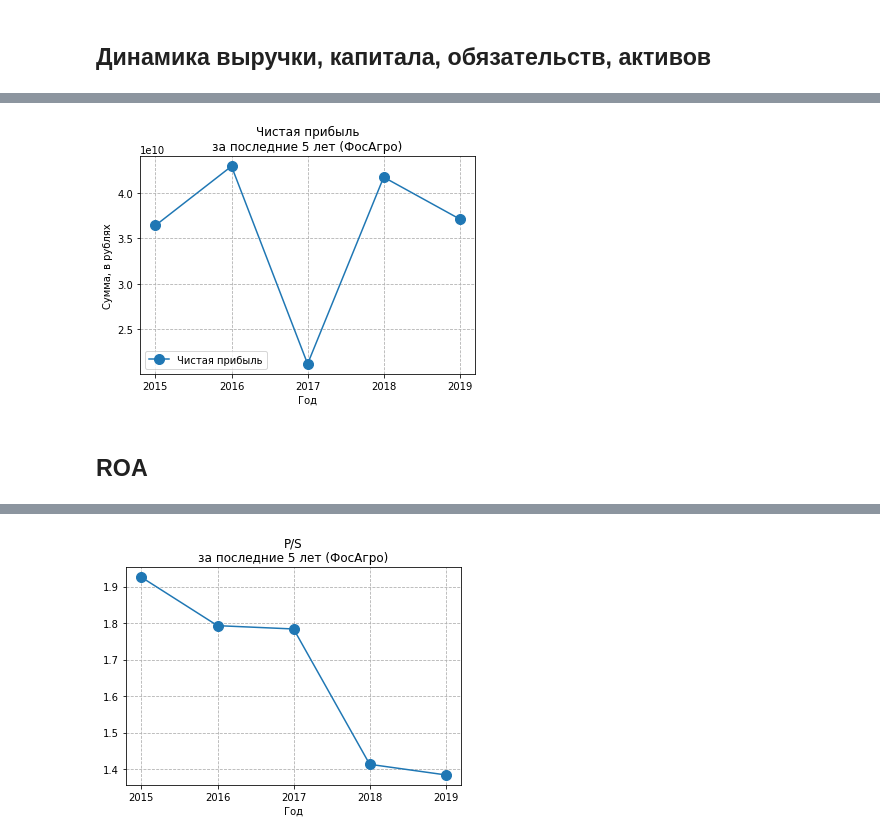
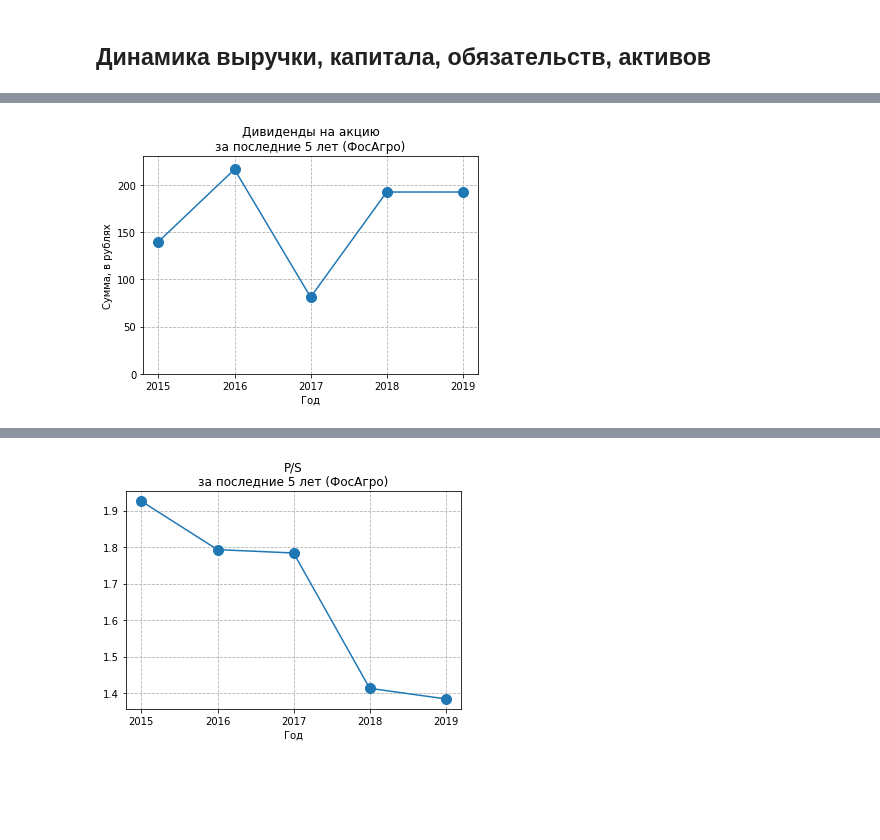
Before and after one commit to young-investors/CA, a Jupyter notebook: sources/fosagro/notebooks/notebook.ipynb, the cells around one changed output, grey strips where cells are left out. Saved outputs shown, nothing was run; the diff lists cells and outputs as text; code cells hidden in the pictures; blank space fills up the shorter version.

```diff
--- a/sources/fosagro/notebooks/notebook.ipynb
+++ b/sources/fosagro/notebooks/notebook.ipynb
@@ -43,13 +121,12 @@ plt.grid(ls='--')
 # %%
-name = "Чистая прибыль"
-plt.plot(dt.index, dt['net_profit'], marker='o', ms=10, label='Чистая прибыль')
+name = "Дивиденды на акцию"
+plt.plot( dt.index, dt['dividend']/dt['n_shares'], marker='o', ms=10, label='Дивиденды/акция' )
 plt.xticks(dt.index, dt.index.astype('str'))
-plt.legend()
+# plt.legend()
 plt.title(f'{name}\nза последние 5 лет (ФосАгро)')
+plt.ylim(0, 230)
 plt.xlabel('Год')
 plt.ylabel('Сумма, в рублях')
 plt.grid(ls='--')
 # %% [output]
-[figure, old version]
+[figure, new version]
-# %% [markdown]
-## ROA
```
Also changed, not shown: parts of 43 cells of this notebook.
